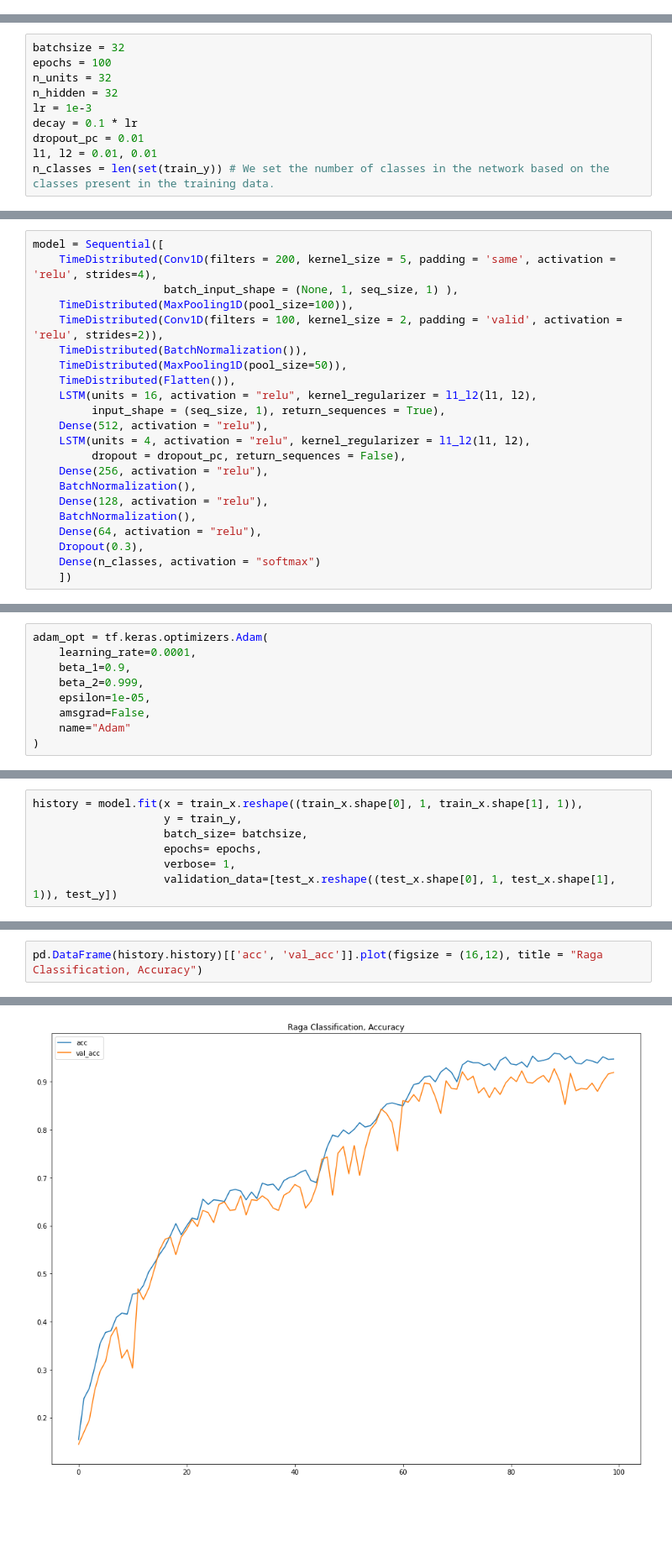
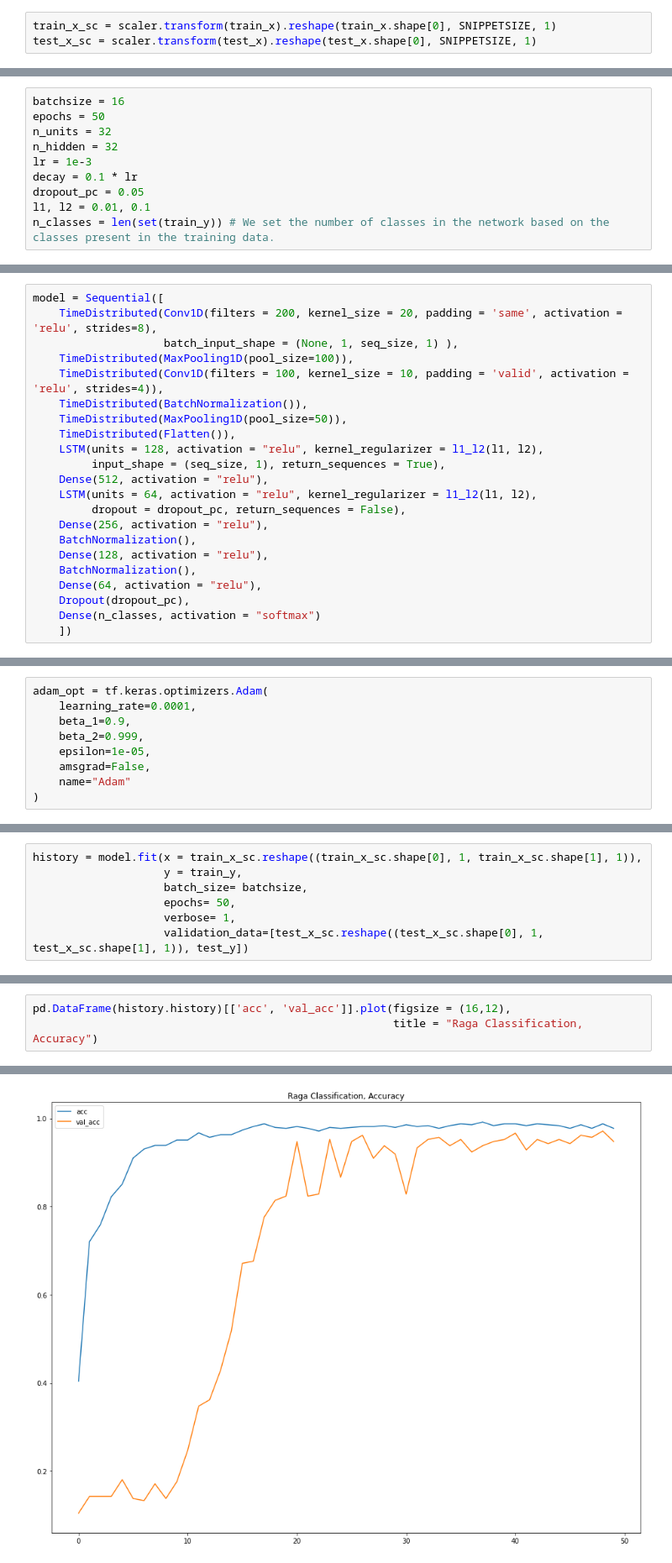
Before and after one commit to aiexplorations/RagaExperiments, a Jupyter notebook: Ragaflow.ipynb, the cells around one changed output, grey strips where cells are left out. Shown: that part at 84% size. Cells and saved outputs as stored; diff of their text form; blank space fills up the shorter version.

Commit message:
Included a test - the model is performing really well

```diff
--- a/Ragaflow.ipynb
+++ b/Ragaflow.ipynb
@@ -214,4 +226,7 @@ It is customary to use holding cross validation for building models for such pro
 Here I've just set aside 30% of the data for testing purposes. Note that I've converted the labels list to a Numpy array, for ease of feeding into the model.
 # %%
 train_x, test_x, train_y, test_y = train_test_split(prepared_data, np.array(prepared_labels), test_size = 0.3 )
+# %%
+train_x_sc = scaler.transform(train_x).reshape(train_x.shape[0], SNIPPETSIZE, 1)
+test_x_sc = scaler.transform(test_x).reshape(test_x.shape[0], SNIPPETSIZE, 1)
 # %% [markdown]
@@ -229,37 +248,37 @@ train_x.shape, train_y.shape, test_x.shape, test_y.shape
 
 3. We also specify learning rates, dropout and learning rate decay here. Potentially, we could control these elements if we use a custom Adam() optimizer.
 # %%
-batchsize = 32
-epochs = 100
+batchsize = 16
+epochs = 50
 n_units = 32
 n_hidden = 32
 lr = 1e-3
 decay = 0.1 * lr
-dropout_pc = 0.01
-l1, l2 = 0.01, 0.01
+dropout_pc = 0.05
+l1, l2 = 0.01, 0.1
 n_classes = len(set(train_y)) # We set the number of classes in the network based on the classes present in the training data.
 # %% [markdown]
 Observe that we can add multiple ragas to these folders in future and have the model build here as per parametrization above.
 # %%
 model = Sequential([
-    TimeDistributed(Conv1D(filters = 200, kernel_size = 5, padding = 'same', activation = 'relu', strides=4),
+    TimeDistributed(Conv1D(filters = 200, kernel_size = 20, padding = 'same', activation = 'relu', strides=8),
                     batch_input_shape = (None, 1, seq_size, 1) ),
     TimeDistributed(MaxPooling1D(pool_size=100)),
-    TimeDistributed(Conv1D(filters = 100, kernel_size = 2, padding = 'valid', activation = 'relu', strides=2)),
+    TimeDistributed(Conv1D(filters = 100, kernel_size = 10, padding = 'valid', activation = 'relu', strides=4)),
     TimeDistributed(BatchNormalization()),
     TimeDistributed(MaxPooling1D(pool_size=50)),
     TimeDistributed(Flatten()),
-    LSTM(units = 16, activation = "relu", kernel_regularizer = l1_l2(l1, l2),
+    LSTM(units = 128, activation = "relu", kernel_regularizer = l1_l2(l1, l2),
          input_shape = (seq_size, 1), return_sequences = True),
     Dense(512, activation = "relu"),
-    LSTM(units = 4, activation = "relu", kernel_regularizer = l1_l2(l1, l2),
+    LSTM(units = 64, activation = "relu", kernel_regularizer = l1_l2(l1, l2),
          dropout = dropout_pc, return_sequences = False),
     Dense(256, activation = "relu"),
     BatchNormalization(),
     Dense(128, activation = "relu"),
     BatchNormalization(),
     Dense(64, activation = "relu"),
-    Dropout(0.3),
+    Dropout(dropout_pc),
     Dense(n_classes, activation = "softmax")
     ])
 # %% [markdown]
@@ -316,8 +337,8 @@ len(train_x.reshape((train_x.shape[0], 1, train_x.shape[1], 1))), len(train_y)
 # %%
-history = model.fit(x = train_x.reshape((train_x.shape[0], 1, train_x.shape[1], 1)),
+history = model.fit(x = train_x_sc.reshape((train_x_sc.shape[0], 1, train_x_sc.shape[1], 1)),
                     y = train_y,
                     batch_size= batchsize,
-                    epochs= epochs,
+                    epochs= 50,
                     verbose= 1,
-                    validation_data=[test_x.reshape((test_x.shape[0], 1, test_x.shape[1], 1)), test_y])
+                    validation_data=[test_x_sc.reshape((test_x_sc.shape[0], 1, test_x_sc.shape[1], 1)), test_y])
 # %% [output]
@@ -341,8 +366,9 @@ Epoch 100/100
 # %%
-pd.DataFrame(history.history)[['acc', 'val_acc']].plot(figsize = (16,12), title = "Raga Classification, Accuracy")
+pd.DataFrame(history.history)[['acc', 'val_acc']].plot(figsize = (16,12),
+                                                       title = "Raga Classification, Accuracy")
 # %% [output]
 <matplotlib.axes._subplots.AxesSubplot at 0x...>
-[figure, old version]
+[figure, new version]
 # %%
 pd.DataFrame(history.history)[['loss', 'val_loss']].plot(figsize = (16,12), title = "Raga Classification, Loss")
 # %% [output]
```
Also changed, not shown: parts of 25 cells of this notebook.
